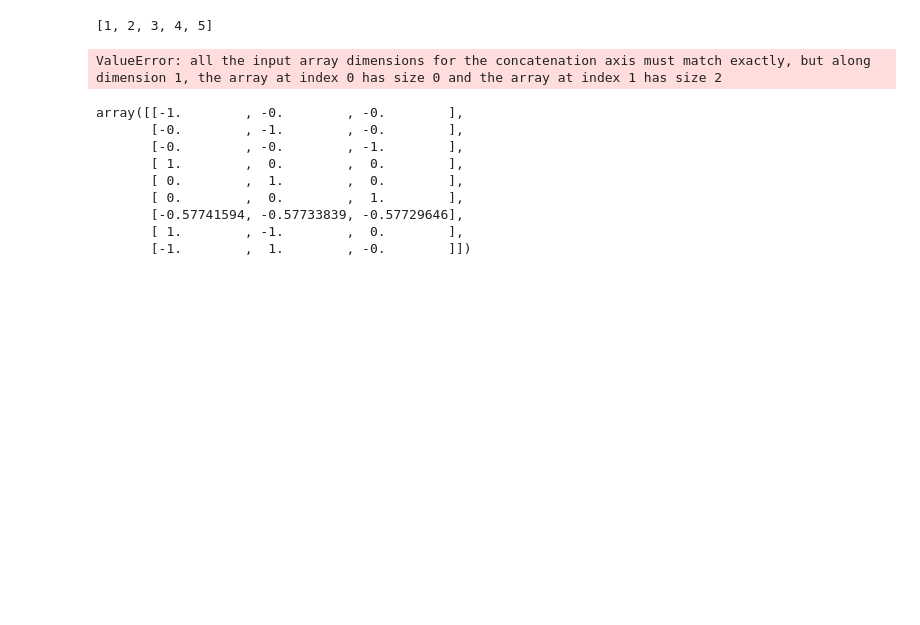
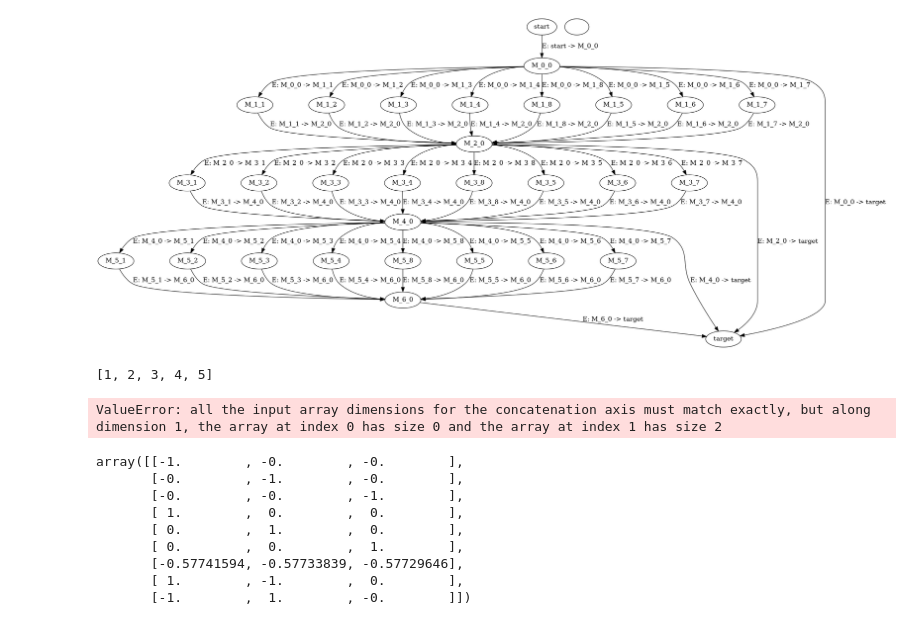
Before and after one commit to iamsavva/gcs-tamp-blocks, a Jupyter notebook: block-moving.ipynb, the cells around one changed output. Saved outputs shown, nothing was run; the diff lists cells and outputs as text; code cells hidden in the pictures; blank space fills up the shorter version.

Commit message:
solves for very simple cases

```diff
--- a/block-moving.ipynb
+++ b/block-moving.ipynb
@@ -29,0 +8,33 @@ print(conf_obst_again.A(), conf_obst_again.b())
+# %%
+block_dim = 2
+num_blocks = 2
+horizon = 7
+max_rounded_paths = 100
+display_graph = False
+
+gcs = GCSforBlocks(block_dim, num_blocks, horizon)
+
+width = 1
+ub = width * 2 * (num_blocks + 1)
+gcs.set_block_width(width)
+gcs.set_ub(ub)
+
+initial_state = []
+for i in range(gcs.num_modes):
+    block_state = [0] * gcs.block_dim
+    block_state[0] = width * (2 * i + 1)
+    initial_state += block_state
+initial_point = Point(np.array(initial_state))
+final_state = []
+for i in range(gcs.num_modes):
+    block_state = [0] * gcs.block_dim
+    block_state[-1] = ub - width * (2 * i + 1)
+    final_state += block_state
+final_point = Point(np.array(final_state))
+
+
+gcs.build_the_graph(initial_point, 0, final_point, 0)
+gcs.solve(max_rounded_paths=max_rounded_paths)
+gcs.verbose_solution_description()
+if display_graph:
+    gcs.display_graph()
@@ -30 +63,7 @@ print(conf_obst_again.A(), conf_obst_again.b())
+# %%
+gcs.display_graph()
+# gcs.num_gcs_sets
+# gcs.sets_per_mode
+# %% [output]
+[figure, added]
 # %%
```
Also changed, not shown: parts of 8 cells of this notebook, 2 other files.
